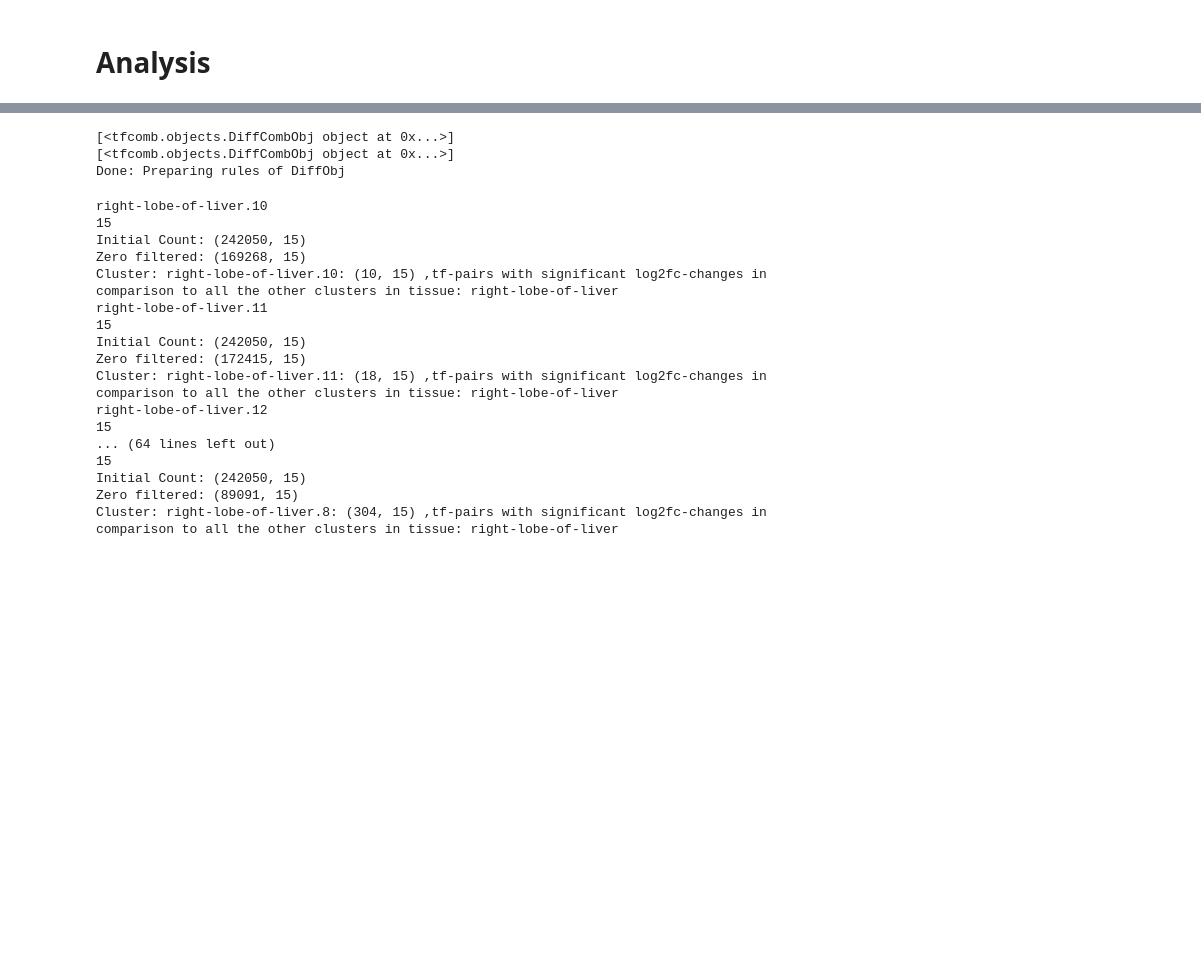
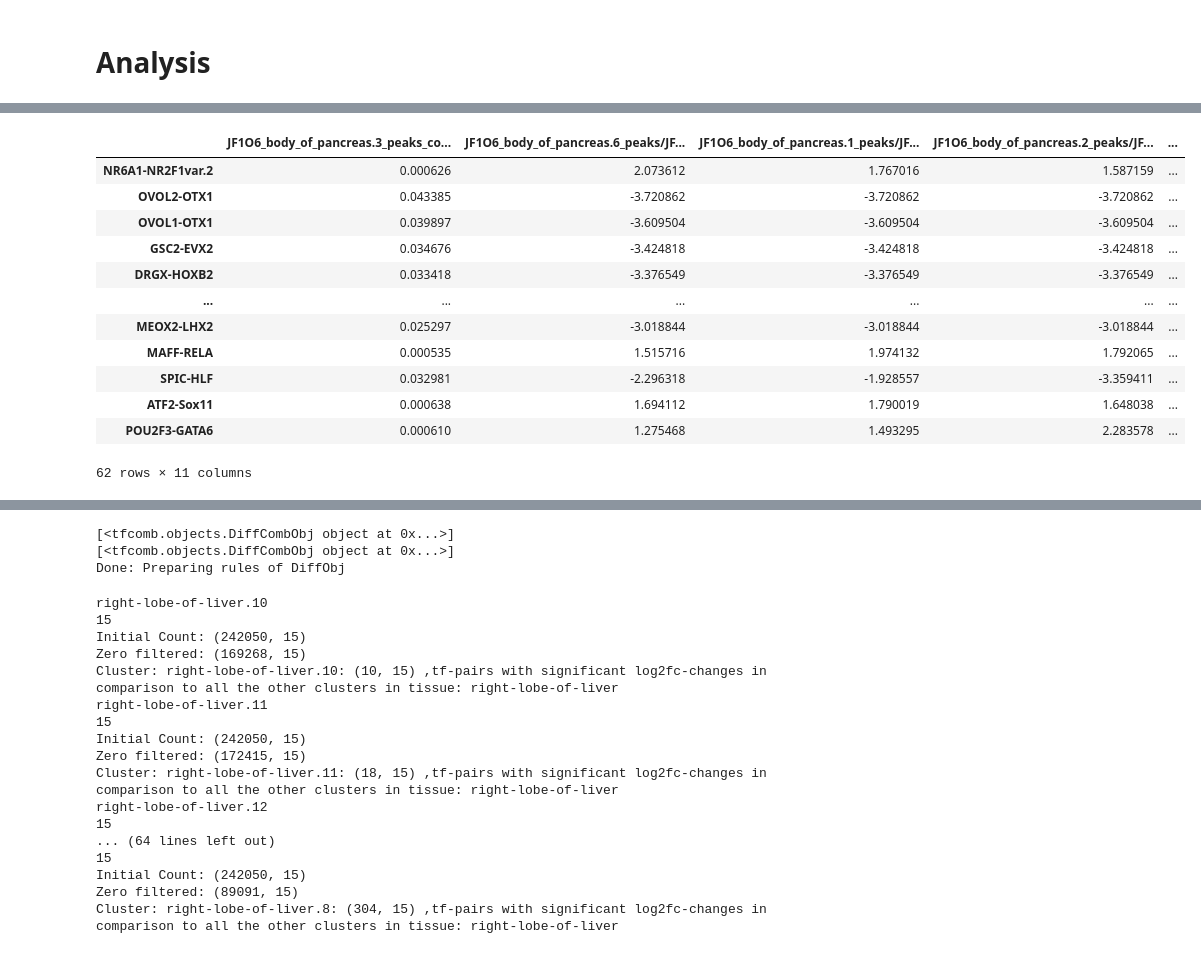
Before and after one commit to loosolab/Datenanalyse-2021, a Jupyter notebook: wp6/analyse/wp2_tf_cooccurences.ipynb, the cells around one changed output, grey strips where cells are left out. Cells and saved outputs as stored; diff of their text form; code cells hidden in the pictures; blank space fills up the shorter version.

```diff
--- a/wp6/analyse/wp2_tf_cooccurences.ipynb
+++ b/wp6/analyse/wp2_tf_cooccurences.ipynb
@@ -361,0 +315,17 @@ Does the cluster 'right-lobe-of-liver.1.pkl' have specific tf-co-occurences, whi
+# %%
+df = pd.read_pickle(f"{answers_path}/JF1O6_body_of_pancreas/JF1O6_body_of_pancreas.3_peaks.pkl")
+df
+# %% [output]
+|  | JF1O6_body_of_pancreas.3_peaks_co... | JF1O6_body_of_pancreas.6_peaks/JF... | JF1O6_body_of_pancreas.1_peaks/JF... | JF1O6_body_of_pancreas.2_peaks/JF... | ... |
+| NR6A1-NR2F1var.2 | 0.000626 | 2.073612 | 1.767016 | 1.587159 | ... |
+| OVOL2-OTX1 | 0.043385 | -3.720862 | -3.720862 | -3.720862 | ... |
+| OVOL1-OTX1 | 0.039897 | -3.609504 | -3.609504 | -3.609504 | ... |
+| GSC2-EVX2 | 0.034676 | -3.424818 | -3.424818 | -3.424818 | ... |
+| DRGX-HOXB2 | 0.033418 | -3.376549 | -3.376549 | -3.376549 | ... |
+| ... | ... | ... | ... | ... | ... |
+| MEOX2-LHX2 | 0.025297 | -3.018844 | -3.018844 | -3.018844 | ... |
+| MAFF-RELA | 0.000535 | 1.515716 | 1.974132 | 1.792065 | ... |
+| SPIC-HLF | 0.032981 | -2.296318 | -1.928557 | -3.359411 | ... |
+| ATF2-Sox11 | 0.000638 | 1.694112 | 1.790019 | 1.648038 | ... |
+| POU2F3-GATA6 | 0.000610 | 1.275468 | 1.493295 | 2.283578 | ... |
+62 rows × 11 columns
```
Also changed, not shown: parts of 47 cells of this notebook.
